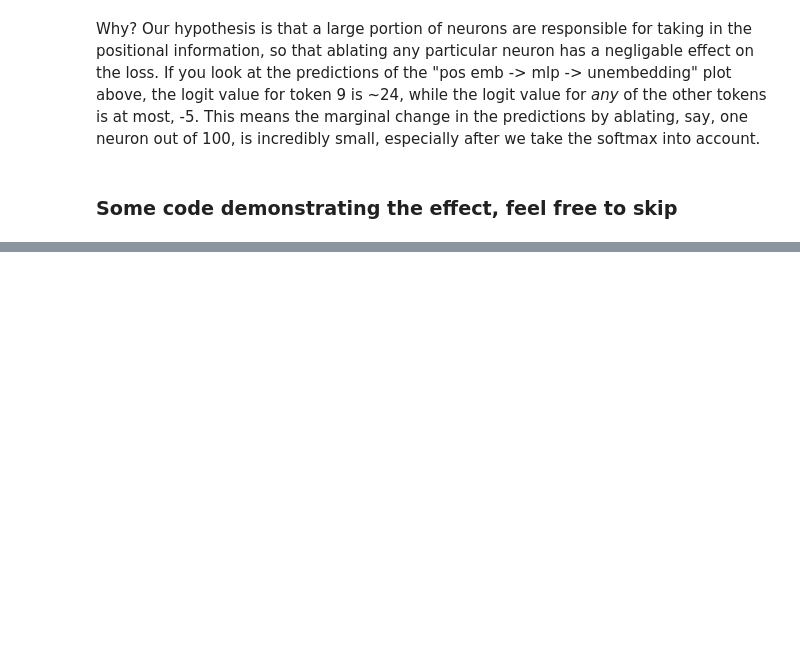
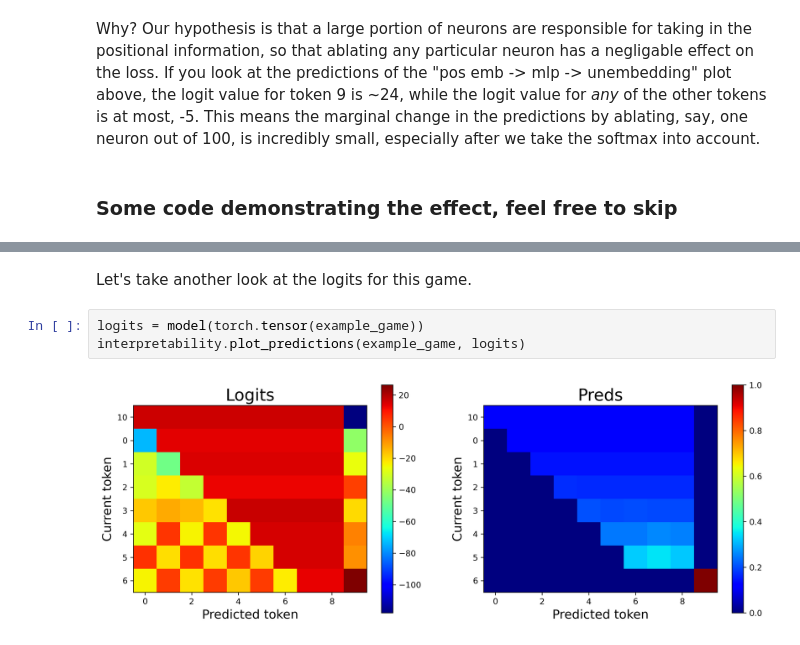
Before and after one commit to obayyub/Alphatoe, a Jupyter notebook: notebooks/230807_showcase.ipynb, the cells around one changed output, grey strips where cells are left out. Saved outputs shown, nothing was run; the diff lists cells and outputs as text; blank space fills up the shorter version.

```diff
--- a/notebooks/230807_showcase.ipynb
+++ b/notebooks/230807_showcase.ipynb
@@ -339,0 +347,7 @@ We know that
+# %% [markdown]
+Let's take another look at the logits for this game.
+# %%
+logits = model(torch.tensor(example_game))
+interpretability.plot_predictions(example_game, logits)
+# %% [output]
+[figure, added]
```
Also changed, not shown: parts of 43 cells of this notebook, 1 other file.
